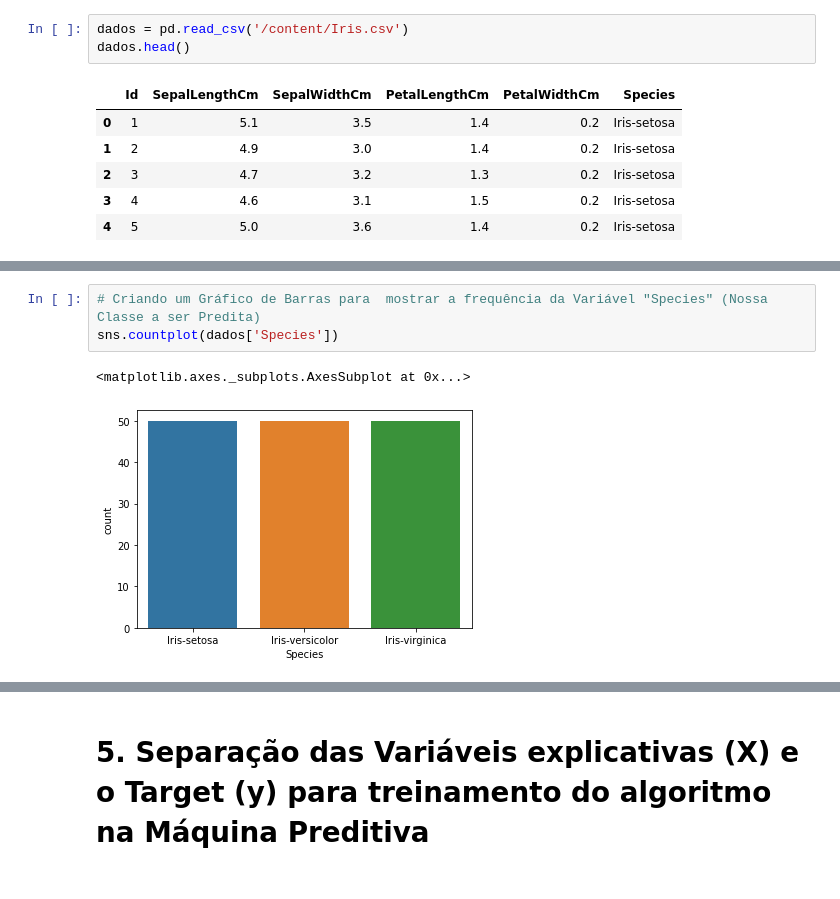
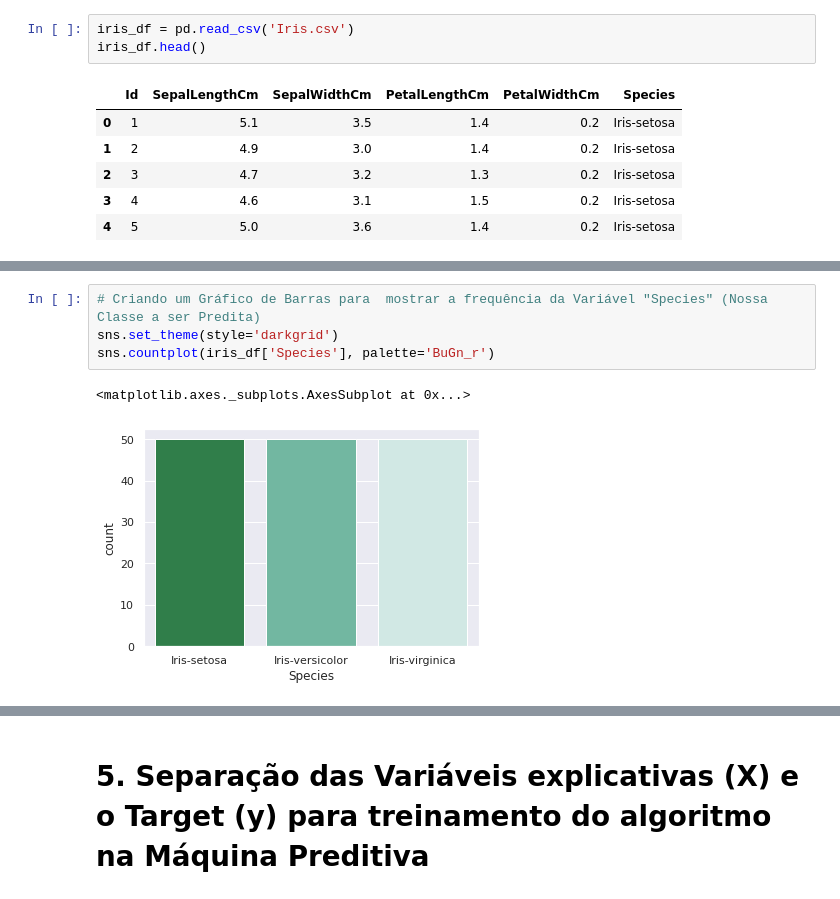
Before and after one commit to eu-joao/data-science, a Jupyter notebook: Conjunto de dados flor Iris/notebook colab/Conjunto_de_dados_flor_Iris_(Iris_flower_data_set).ipynb, the cells around one changed output, grey strips where cells are left out. Drawn from its saved outputs; the diff is of its cells as text.

```diff
--- a/Conjunto de dados flor Iris/notebook colab/Conjunto_de_dados_flor_Iris_(Iris_flower_data_set).ipynb
+++ b/Conjunto de dados flor Iris/notebook colab/Conjunto_de_dados_flor_Iris_(Iris_flower_data_set).ipynb
@@ -17,6 +19,6 @@ from sklearn.model_selection import KFold, cross_val_score
 # %%
-dados = pd.read_csv('/content/Iris.csv')
-dados.head()
+iris_df = pd.read_csv('Iris.csv')
+iris_df.head()
 # %% [output]
 |  | Id | SepalLengthCm | SepalWidthCm | PetalLengthCm | PetalWidthCm | Species |
 | 0 | 1 | 5.1 | 3.5 | 1.4 | 0.2 | Iris-setosa |
@@ -79,7 +81,8 @@ Species          0
 dtype: int64
 # %%
 # Criando um Gráfico de Barras para  mostrar a frequência da Variável "Species" (Nossa Classe a ser Predita)
-sns.countplot(dados['Species'])
+sns.set_theme(style='darkgrid')
+sns.countplot(iris_df['Species'], palette='BuGn_r')
 # %% [output]
 <matplotlib.axes._subplots.AxesSubplot at 0x...>
-[figure, old version]
+[figure, new version]
```
Also changed, not shown: parts of 21 cells of this notebook.
